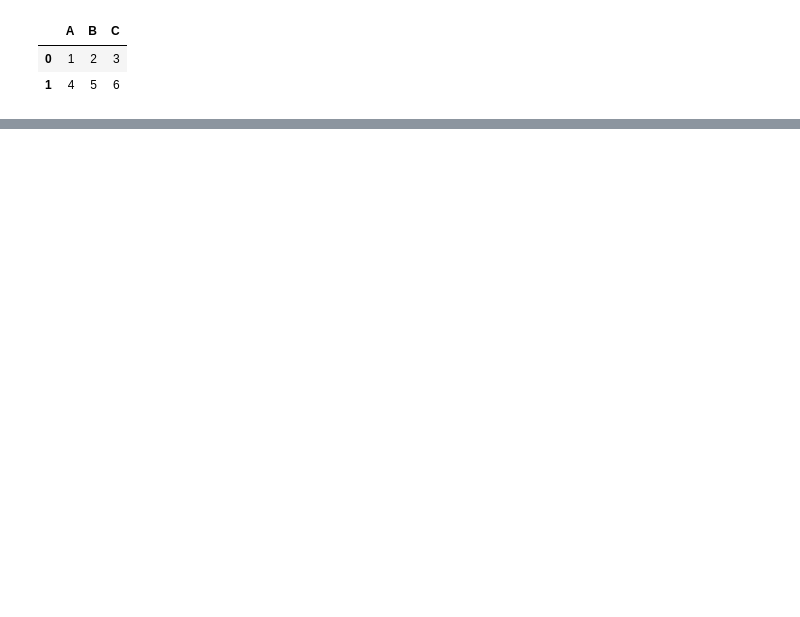
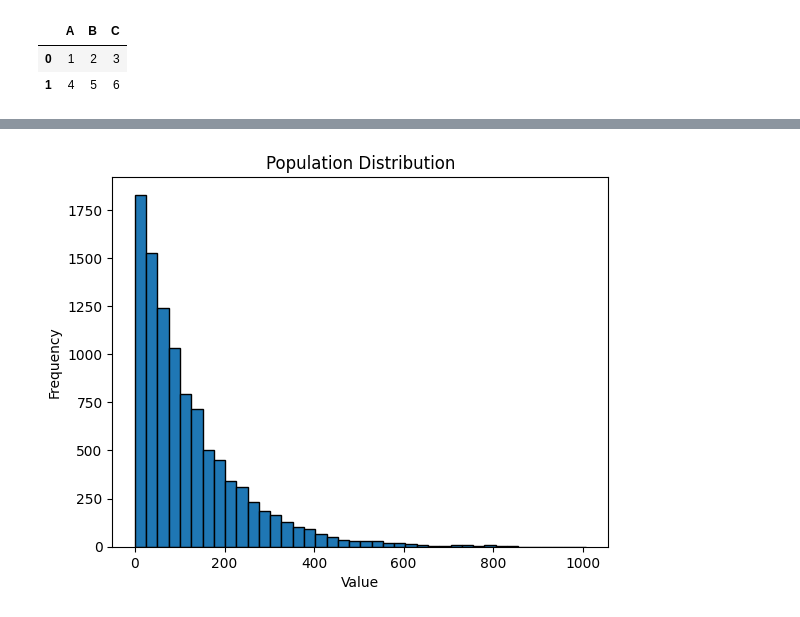
Before and after one commit to LuckyBoy587/Statistical-Methods, a Jupyter notebook: Day2/classwork.ipynb, the cells around one changed output, grey strips where cells are left out. Saved outputs shown, nothing was run; the diff lists cells and outputs as text; code cells hidden in the pictures; blank space fills up the shorter version.

```diff
--- a/Day2/classwork.ipynb
+++ b/Day2/classwork.ipynb
@@ -29,0 +60,10 @@ df
+# %%
+population = np.random.exponential(scale=120, size=10000)
+# %%
+plt.hist(population, bins=40, edgecolor='black')
+plt.title('Population Distribution')
+plt.xlabel('Value')
+plt.ylabel('Frequency')
+plt.show()
+# %% [output]
+[figure, added]
```
Also changed, not shown: parts of 8 cells of this notebook, 27 other files.
